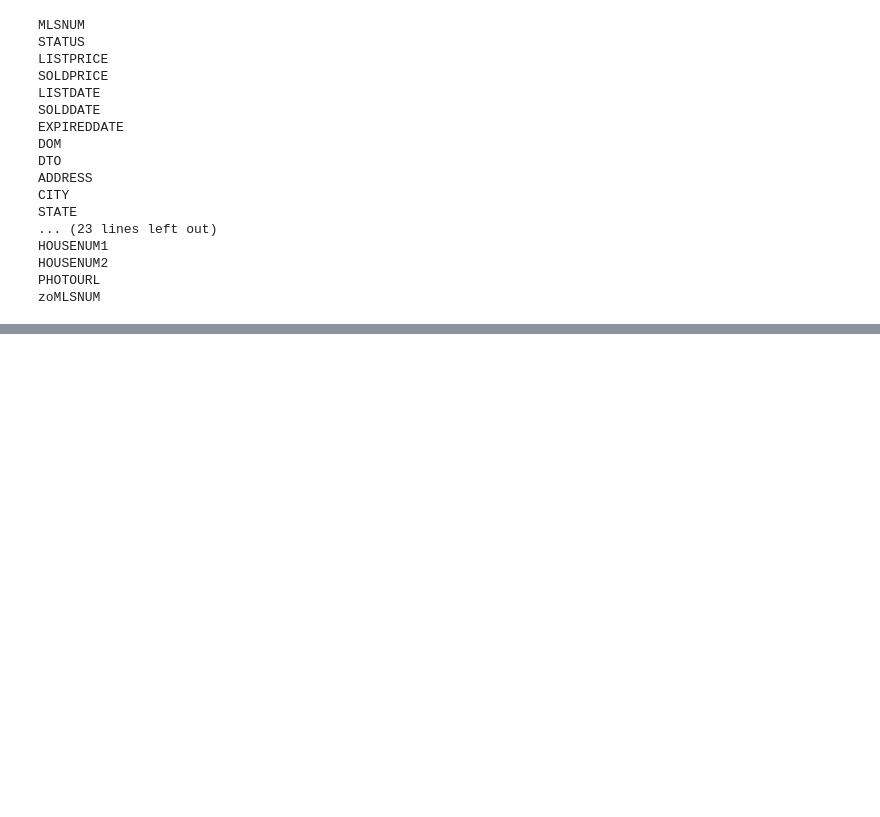
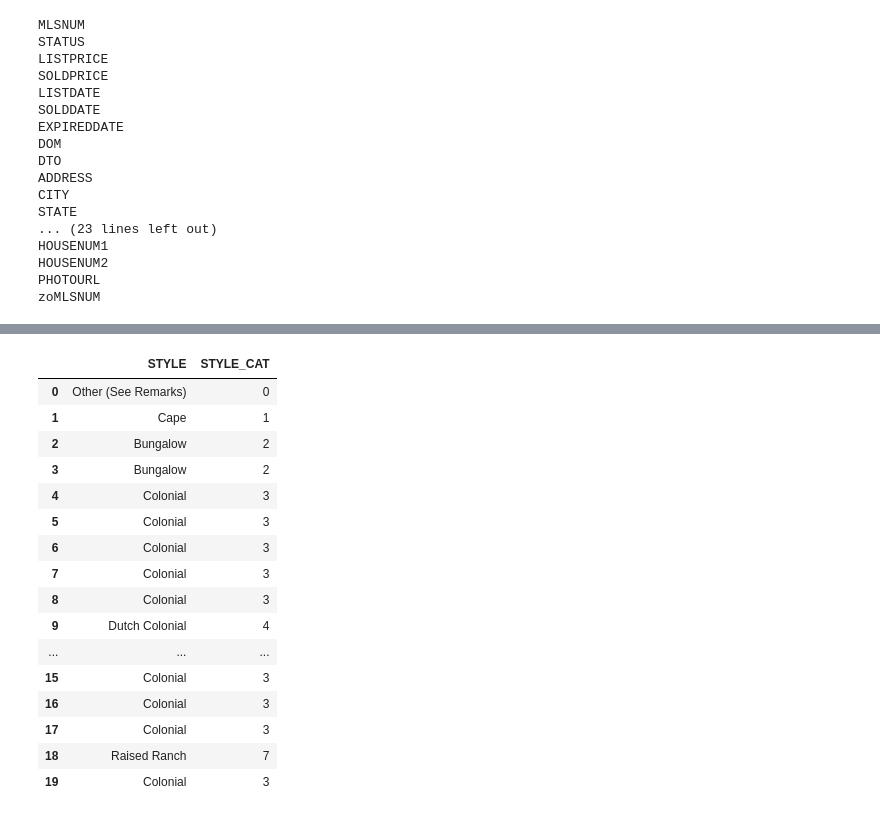
Before and after one commit to gregfrasco/real-estate-price-predictions, a Jupyter notebook: notebooks/data_example.ipynb, the cells around one changed output, grey strips where cells are left out. Saved outputs shown, nothing was run; the diff lists cells and outputs as text; code cells hidden in the pictures; blank space fills up the shorter version.

```diff
--- a/notebooks/data_example.ipynb
+++ b/notebooks/data_example.ipynb
@@ -45,0 +74,21 @@ zoMLSNUM
+# %%
+df['STYLE_CAT'] = encodeColumn(df, 'STYLE')
+df[['STYLE','STYLE_CAT']].head(20)
+# %% [output]
+|  | STYLE | STYLE_CAT |
+| 0 | Other (See Remarks) | 0 |
+| 1 | Cape | 1 |
+| 2 | Bungalow | 2 |
+| 3 | Bungalow | 2 |
+| 4 | Colonial | 3 |
+| 5 | Colonial | 3 |
+| 6 | Colonial | 3 |
+| 7 | Colonial | 3 |
+| 8 | Colonial | 3 |
+| 9 | Dutch Colonial | 4 |
+| ... | ... | ... |
+| 15 | Colonial | 3 |
+| 16 | Colonial | 3 |
+| 17 | Colonial | 3 |
+| 18 | Raised Ranch | 7 |
+| 19 | Colonial | 3 |
```
Also changed, not shown: parts of 9 cells of this notebook.
